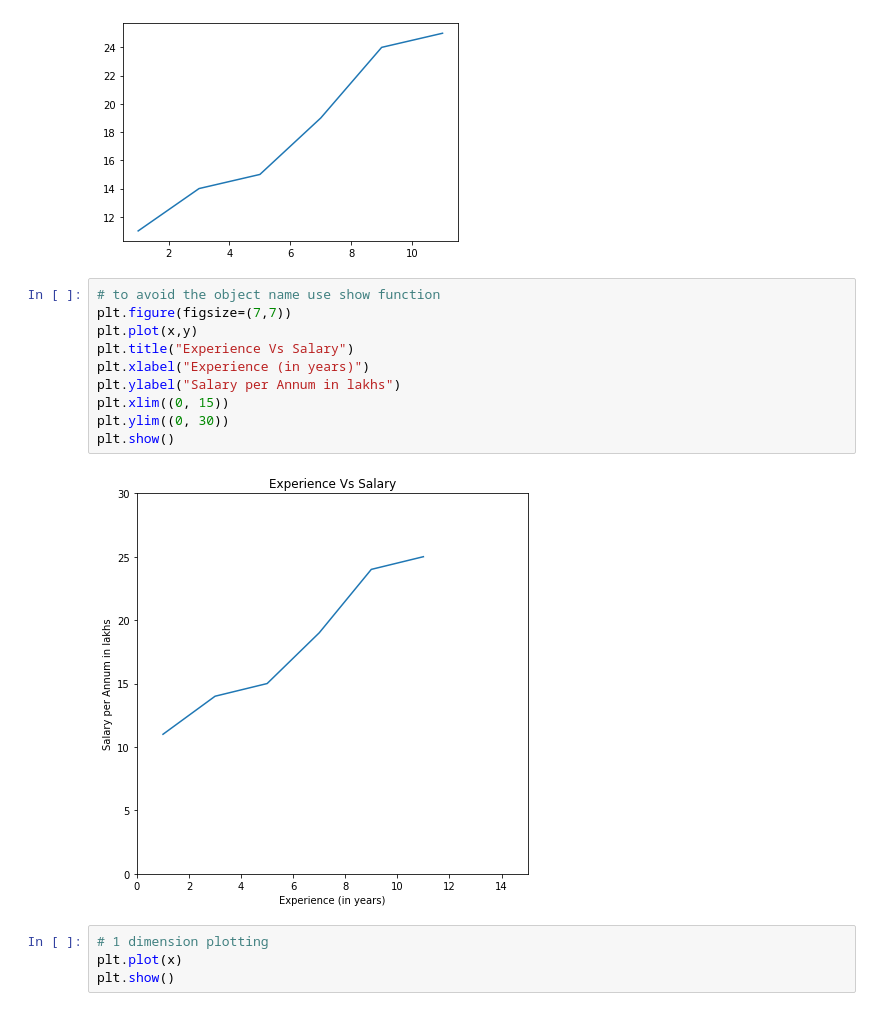
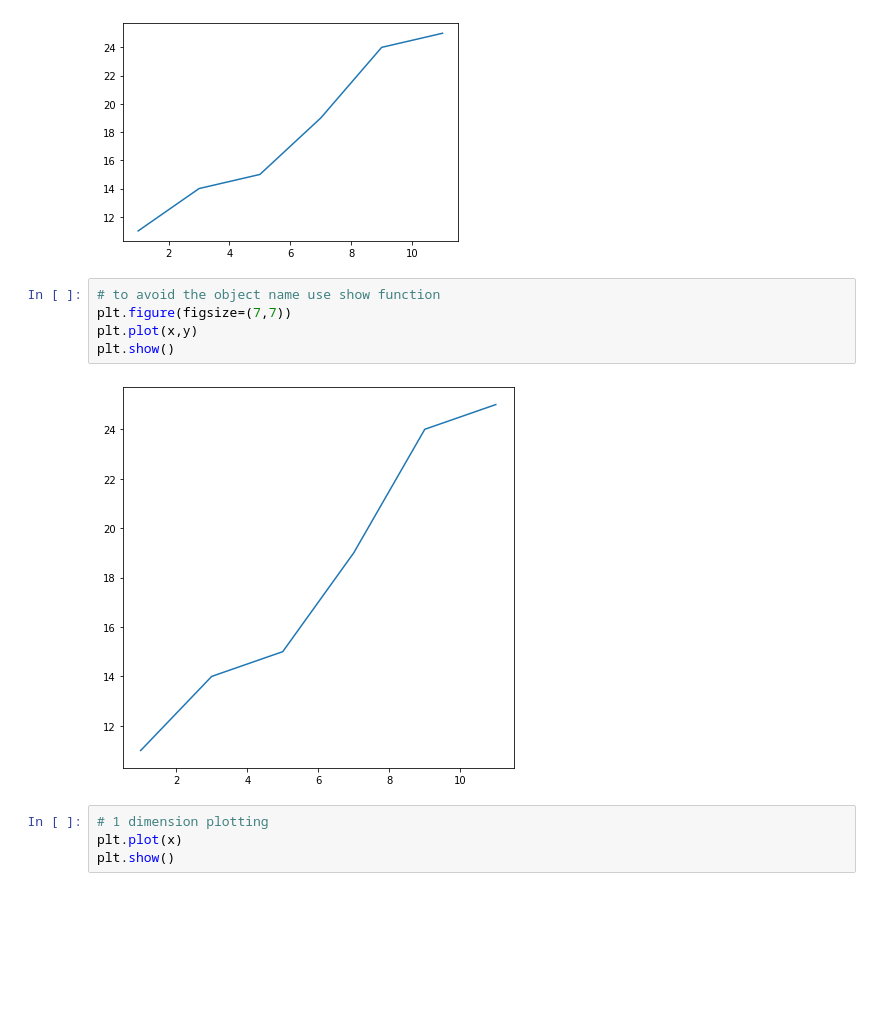
Before and after one commit to sneha-lohana/itv-machine-learning, a Jupyter notebook: 3.1 Visualization with matplotlib.ipynb, the cells around one changed output. Cells and saved outputs as stored; diff of their text form; blank space fills up the shorter version.

```diff
--- a/3.1 Visualization with matplotlib.ipynb
+++ b/3.1 Visualization with matplotlib.ipynb
@@ -19,15 +19,10 @@ plt.plot(x,y)
 # %%
 # to avoid the object name use show function
 plt.figure(figsize=(7,7))
 plt.plot(x,y)
-plt.title("Experience Vs Salary")
-plt.xlabel("Experience (in years)")
-plt.ylabel("Salary per Annum in lakhs")
-plt.xlim((0, 15))
-plt.ylim((0, 30))
 plt.show()
 # %% [output]
-[figure, old version]
+[figure, new version]
 # %%
 # 1 dimension plotting
 plt.plot(x)
```
Also changed, not shown: parts of 2 cells of this notebook, 2 other files.
